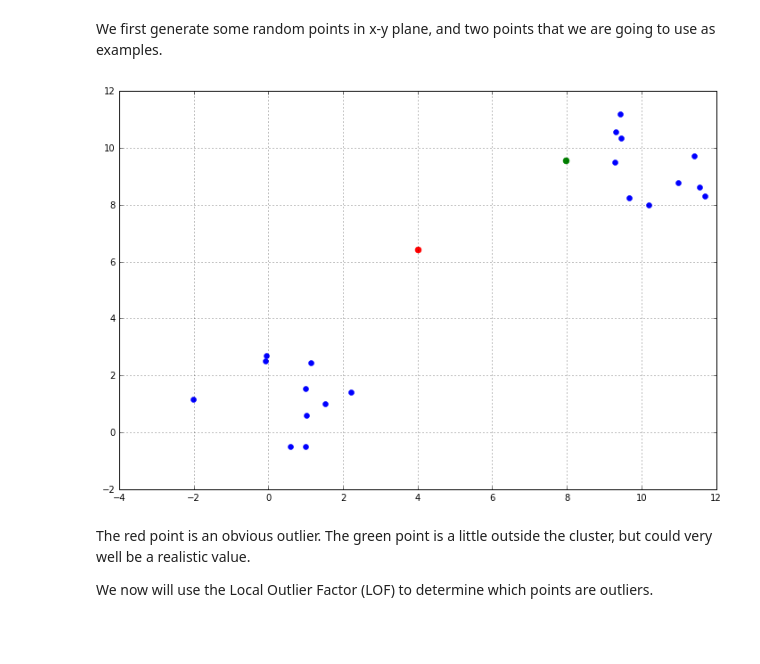
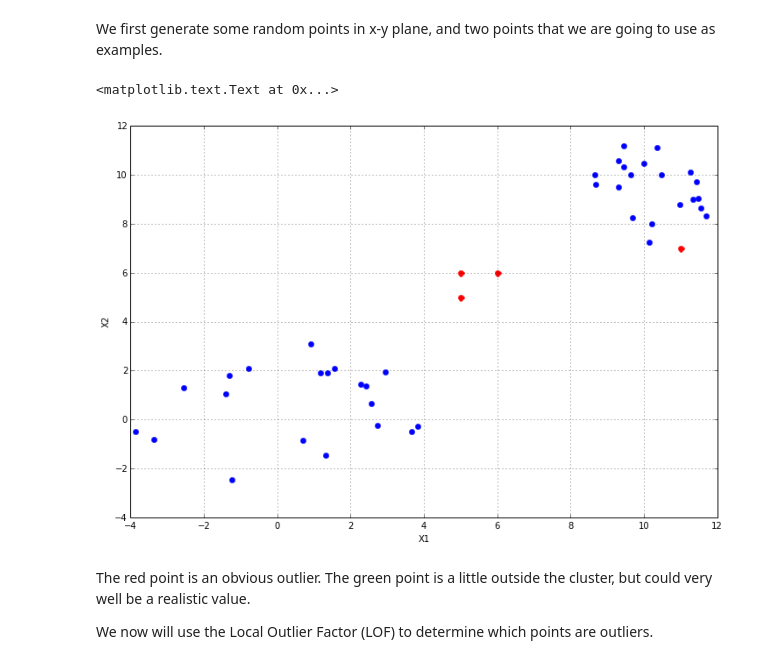
Before and after one commit to erlingpaulsen/bigdata, a Jupyter notebook: outlier-detection/k-nearest neightbors example.ipynb, the cells around one changed output. Cells and saved outputs as stored; diff of their text form; code cells hidden in the pictures; blank space fills up the shorter version.

```diff
--- a/outlier-detection/k-nearest neightbors example.ipynb
+++ b/outlier-detection/k-nearest neightbors example.ipynb
@@ -9,23 +9,25 @@ from sklearn.neighbors import NearestNeighbors
 We first generate some random points in x-y plane, and two points that we are going to use as examples.
 # %%
 np.random.seed(1337)
-cs = 10
+cs = 20
 x1 = np.random.multivariate_normal([10,10], [[1,0],[0,1]], cs)
-x2 = np.random.multivariate_normal([1,1], [[1.2,0],[0,1.3]], cs)
-x3 = np.random.multivariate_normal([5,5], [[1.2,0],[0,1.3]], 1)
-x4 = np.random.multivariate_normal([9,9], [[1,0],[0,1]], 1)
+x2 = np.random.multivariate_normal([1,1], [[5,0],[0,2]], cs)
+x3 = [[11,7]]
+x4 = [[5,6],[6,6],[5,5]]
 X12 = np.concatenate((x1,x2), axis=0)
-k = 5
 X = np.concatenate((X12, x3, x4), axis=0)
 
 f1 = plt.figure(figsize=(12,8), dpi=80, facecolor='w', edgecolor='k')
 ax1 = f1.add_subplot(111)
 ax1.plot(*zip(*X12), marker='.', color='b', markersize=12, ls='')
 ax1.plot(*zip(*x3), marker='.', color='r', markersize=14, ls='')
-ax1.plot(*zip(*x4), marker='.', color='g', markersize=14, ls='')
+ax1.plot(*zip(*x4), marker='.', color='r', markersize=14, ls='')
 ax1.grid(True)
+ax1.set_xlabel('X1')
+ax1.set_ylabel('X2')
 # %% [output]
+<matplotlib.text.Text at 0x...>
-[figure, old version]
+[figure, new version]
 # %% [markdown]
 The red point is an obvious outlier. The green point is a little outside the cluster, but could very well be a realistic value.
 
```
Also changed, not shown: parts of 2 cells of this notebook, 9 other files.
